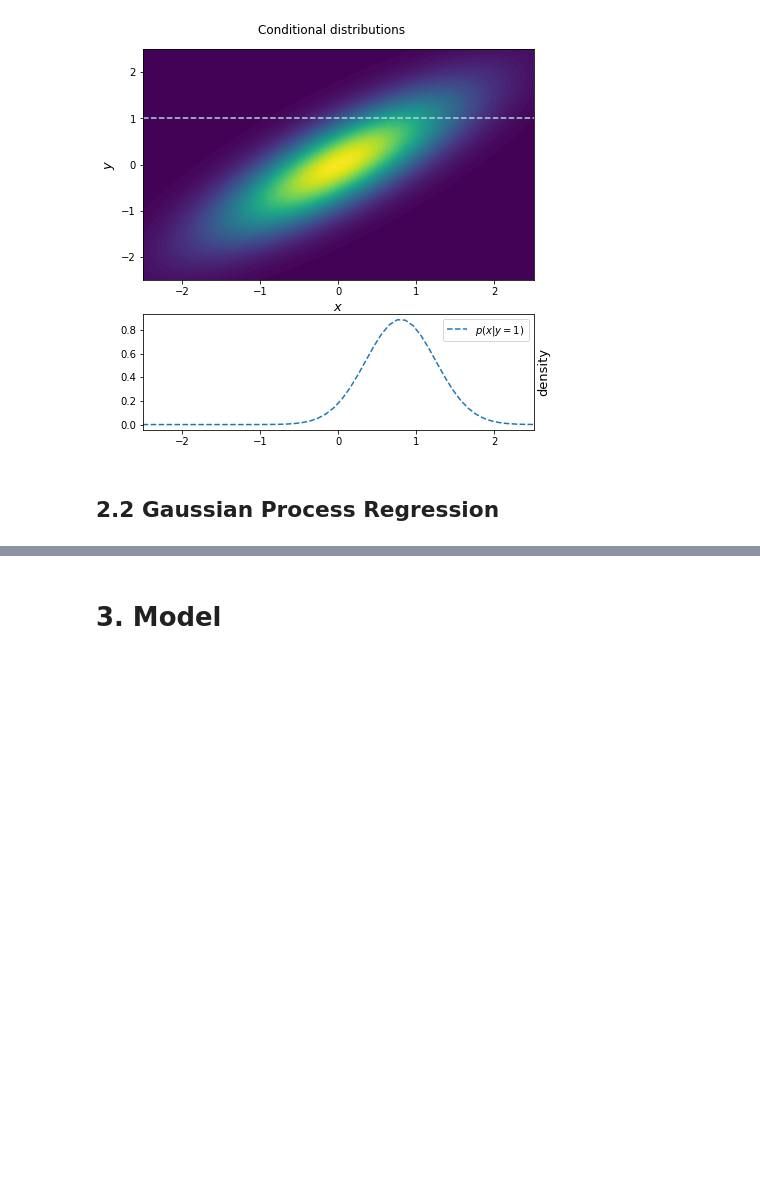
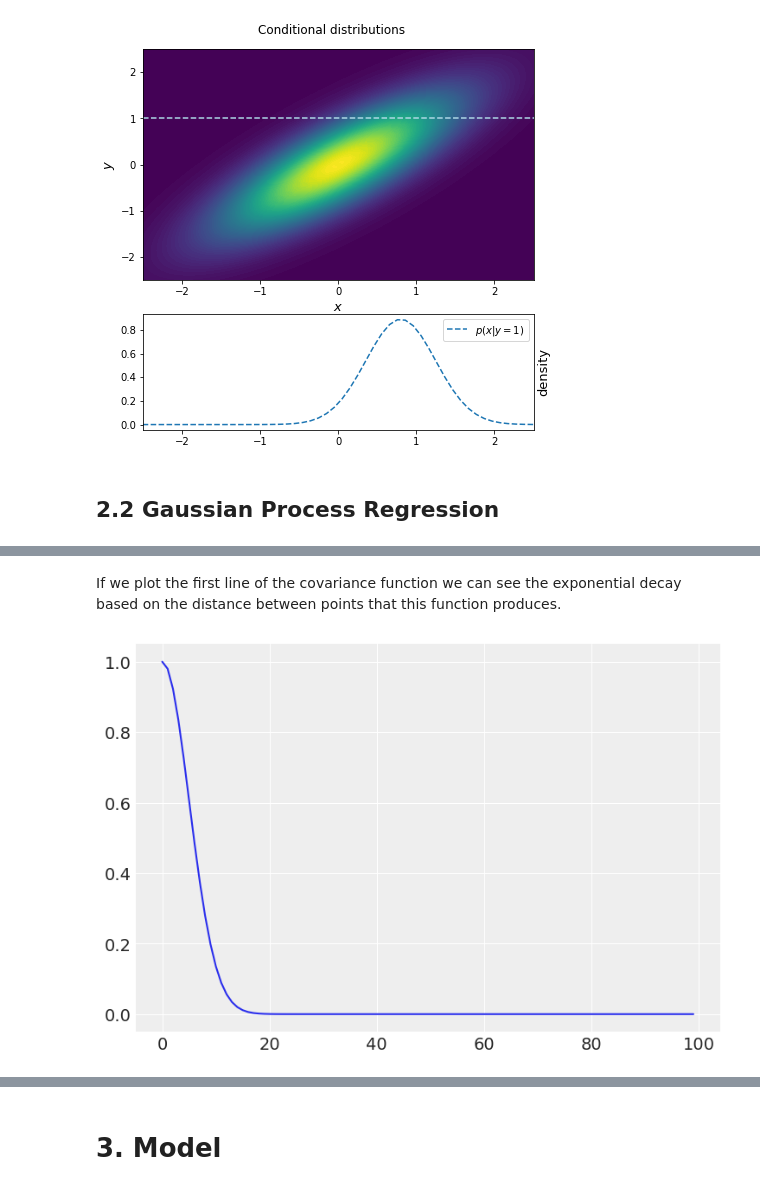
Before and after one commit to luisroque/hierarchical_ts_forecaster, a Jupyter notebook: notebooks/Forecasting new COVID19 cases in Portugal using Gaussian Processes.ipynb, the cells around one changed output, grey strips where cells are left out. Saved outputs shown, nothing was run; the diff lists cells and outputs as text; code cells hidden in the pictures; blank space fills up the shorter version.

```diff
--- a/notebooks/Forecasting new COVID19 cases in Portugal using Gaussian Processes.ipynb
+++ b/notebooks/Forecasting new COVID19 cases in Portugal using Gaussian Processes.ipynb
@@ -201,0 +227,6 @@ ax2.set_xlim(-2.5, 2.5);
+# %% [markdown]
+If we plot the first line of the covariance function we can see the exponential decay based on the distance between points that this function produces.
+# %%
+plt.plot(cov[:,0]);
+# %% [output]
+[figure, added]
```
Also changed, not shown: parts of 14 cells of this notebook.
